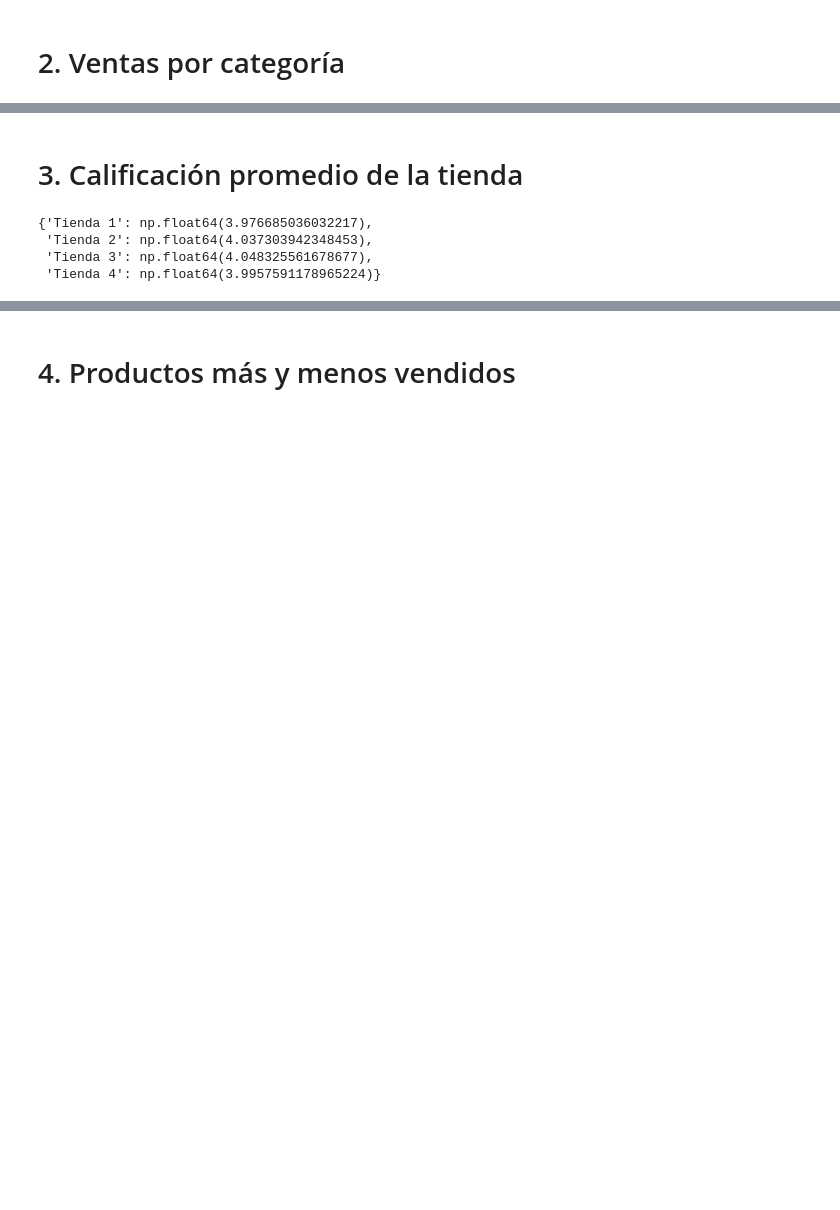
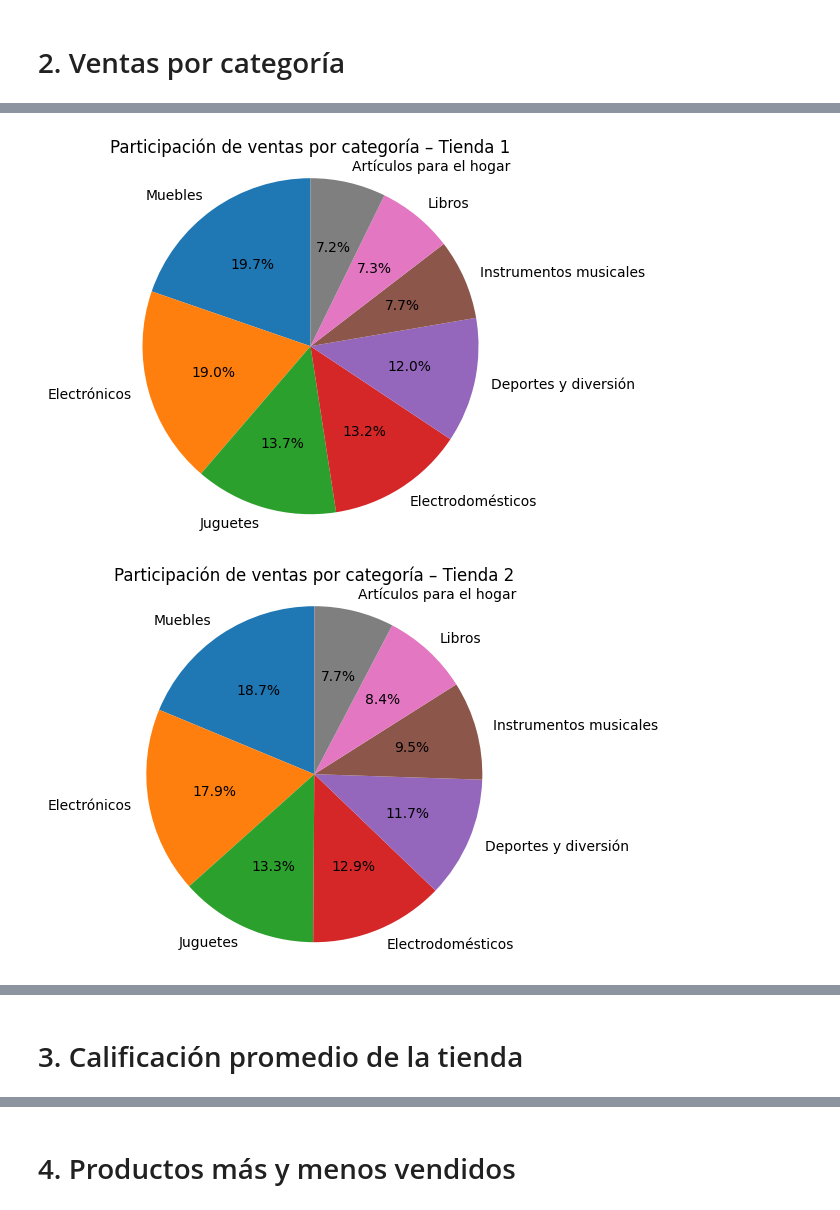
Before and after one commit to kefeeley/Challenge-2-Alura, a Jupyter notebook: AluraStoreLatam.ipynb, the cells around one changed output, grey strips where cells are left out. Drawn from its saved outputs; the diff is of its cells as text; code cells hidden in the pictures; blank space fills up the shorter version.

```diff
--- a/AluraStoreLatam.ipynb
+++ b/AluraStoreLatam.ipynb
@@ -80,0 +76,27 @@ plt.show()
+# %%
+import pandas as pd
+
+# Diccionario con las tiendas (código base Alura)
+tiendas = {
+    'Tienda 1': tienda,
+    'Tienda 2': tienda2,
+    'Tienda 3': tienda3,
+    'Tienda 4': tienda4
+}
+
+ventas_por_categoria = {}
+
+for nombre_tienda, df in tiendas.items():
+
+    tabla_categoria = (
+        df['Categoría del Producto']
+        .value_counts()
+        .to_frame(name='Cantidad de ventas')
+    )
+
+    ventas_por_categoria[nombre_tienda] = tabla_categoria
+
+# Mostrar tablas sin numeración
+for nombre_tienda, tabla in ventas_por_categoria.items():
+    print(f'\nVENTAS POR CATEGORÍA – {nombre_tienda.upper()}')
+    display(tabla)
@@ -80,0 +148,21 @@ plt.show()
+# %%
+import matplotlib.pyplot as plt
+
+for nombre_tienda, tabla in ventas_por_categoria.items():
+
+    plt.figure()
+
+    plt.pie(
+        tabla['Cantidad de ventas'],
+        labels=tabla.index,
+        autopct='%1.1f%%',
+        startangle=90
+    )
+
+    plt.title(f'Participación de ventas por categoría – {nombre_tienda}')
+    plt.axis('equal')  # Asegura que el gráfico sea circular
+
+    plt.show()
+# %% [output]
+[figure, added]
+[figure, added]
@@ -81,16 +171,2 @@ plt.show()
 # %% [markdown]
 # 3. Calificación promedio de la tienda
-# %%
-calificaciones = {
-    'Tienda 1': tienda['Calificación'].mean(),
-    'Tienda 2': tienda2['Calificación'].mean(),
-    'Tienda 3': tienda3['Calificación'].mean(),
-    'Tienda 4': tienda4['Calificación'].mean()
-}
-
-calificaciones
-# %% [output]
-{'Tienda 1': np.float64(3.976685036032217),
- 'Tienda 2': np.float64(4.037303942348453),
- 'Tienda 3': np.float64(4.048325561678677),
- 'Tienda 4': np.float64(3.9957591178965224)}
```
Also changed, not shown: parts of 22 cells of this notebook.
